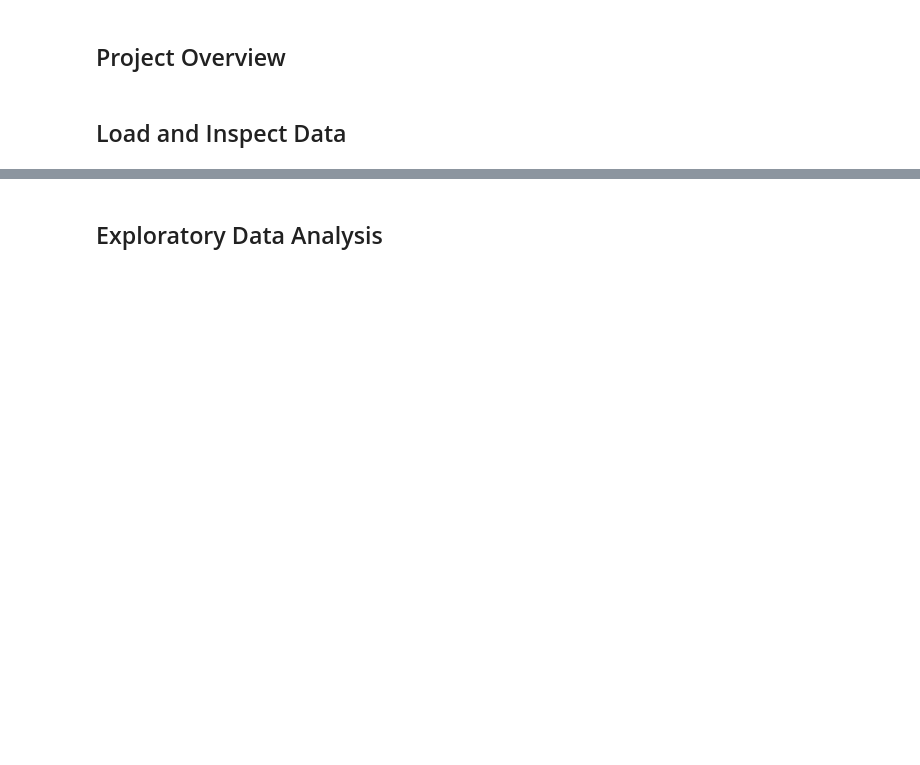
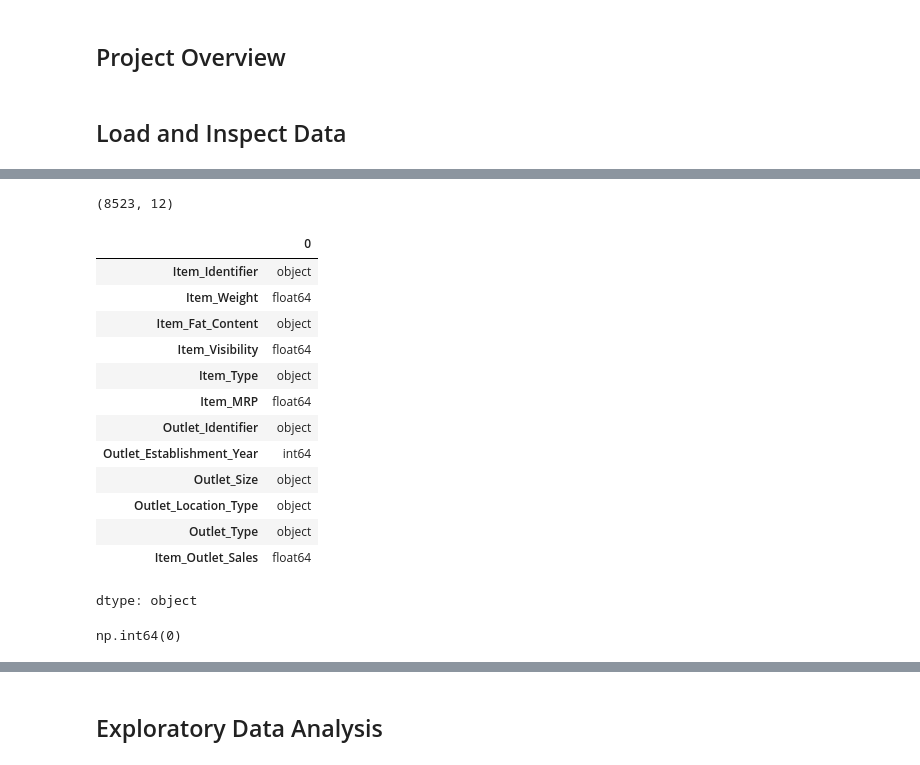
Before and after one commit to Dounia-Awni/Prediction-Of-Product-Sales, a Jupyter notebook: Prediction_of_product_sales.ipynb, the cells around one changed output, grey strips where cells are left out. Saved outputs shown, nothing was run; the diff lists cells and outputs as text; code cells hidden in the pictures; blank space fills up the shorter version.

```diff
--- a/Prediction_of_product_sales.ipynb
+++ b/Prediction_of_product_sales.ipynb
@@ -12,0 +55,28 @@
+# %%
+#Check the number of rows and columns
+df.shape
+# %% [output]
+(8523, 12)
+# %%
+#Check the data type for all variables
+df.dtypes
+# %% [output]
+|  | 0 |
+| Item_Identifier | object |
+| Item_Weight | float64 |
+| Item_Fat_Content | object |
+| Item_Visibility | float64 |
+| Item_Type | object |
+| Item_MRP | float64 |
+| Outlet_Identifier | object |
+| Outlet_Establishment_Year | int64 |
+| Outlet_Size | object |
+| Outlet_Location_Type | object |
+| Outlet_Type | object |
+| Item_Outlet_Sales | float64 |
+dtype: object
+# %%
+#Check if there is any duplicates
+df.duplicated().sum()
+# %% [output]
+np.int64(0)
```
Also changed, not shown: parts of 16 cells of this notebook.
